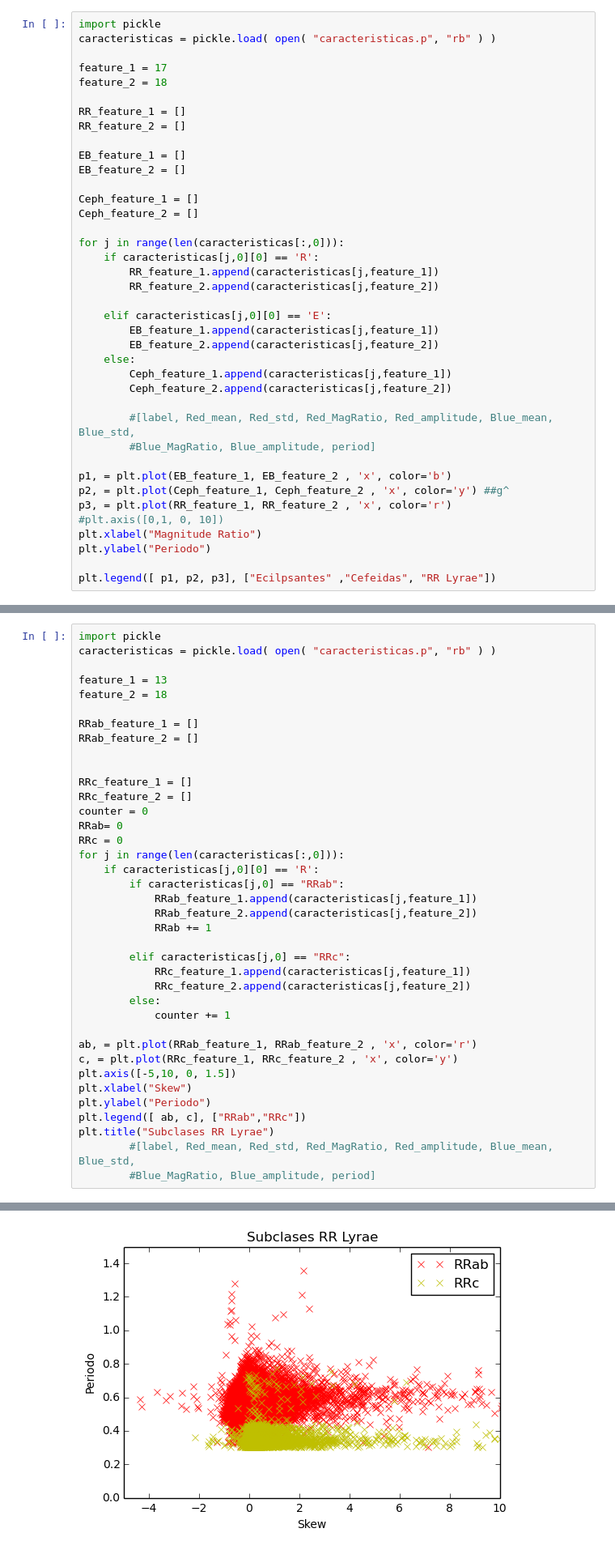
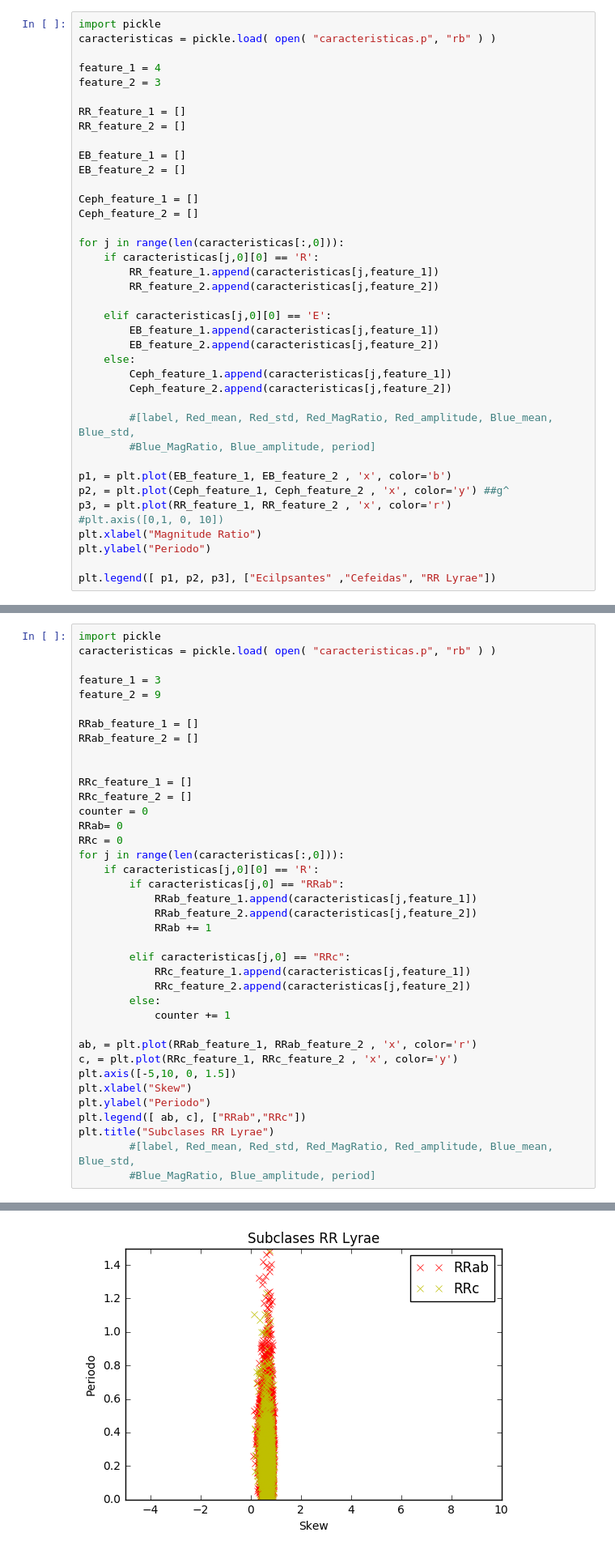
Before and after one commit to nicolasencina/Inteligencia_Proyecto, a Jupyter notebook: Preprocesamiento.ipynb, the cells around one changed output, grey strips where cells are left out. Shown: that part at 81% size. Drawn from its saved outputs; the diff is of its cells as text.

```diff
--- a/Preprocesamiento.ipynb
+++ b/Preprocesamiento.ipynb
@@ -200,8 +213,8 @@ IOError: dataset/RRL/RRab/lm0010k25441.dat not found.
 import pickle
 caracteristicas = pickle.load( open( "caracteristicas.p", "rb" ) )
 
-feature_1 = 17
-feature_2 = 18
+feature_1 = 4
+feature_2 = 3
 
 RR_feature_1 = []
 RR_feature_2 = []
@@ -244,8 +257,8 @@ plt.legend([ p1, p2, p3], ["Ecilpsantes" ,"Cefeidas", "RR Lyrae"])
 import pickle
 caracteristicas = pickle.load( open( "caracteristicas.p", "rb" ) )
 
-feature_1 = 13
-feature_2 = 18
+feature_1 = 3
+feature_2 = 9
 
 RRab_feature_1 = []
 RRab_feature_2 = []
@@ -253,34 +266,34 @@ RRab_feature_2 = []
 
 RRc_feature_1 = []
 RRc_feature_2 = []
 counter = 0
 RRab= 0
 RRc = 0
 for j in range(len(caracteristicas[:,0])):
     if caracteristicas[j,0][0] == 'R':
         if caracteristicas[j,0] == "RRab":
             RRab_feature_1.append(caracteristicas[j,feature_1])
             RRab_feature_2.append(caracteristicas[j,feature_2])
             RRab += 1
 
         elif caracteristicas[j,0] == "RRc":
             RRc_feature_1.append(caracteristicas[j,feature_1])
             RRc_feature_2.append(caracteristicas[j,feature_2])
         else:
             counter += 1
 
 ab, = plt.plot(RRab_feature_1, RRab_feature_2 , 'x', color='r')
 c, = plt.plot(RRc_feature_1, RRc_feature_2 , 'x', color='y')
 plt.axis([-5,10, 0, 1.5])
 plt.xlabel("Skew")
 plt.ylabel("Periodo")
 plt.legend([ ab, c], ["RRab","RRc"])
 plt.title("Subclases RR Lyrae")
         #[label, Red_mean, Red_std, Red_MagRatio, Red_amplitude, Blue_mean, Blue_std,
         #Blue_MagRatio, Blue_amplitude, period]
 # %% [output]
 <matplotlib.text.Text at 0x...>
-[figure, old version]
+[figure, new version]
 # %%
 subclass = []
 for ide in ID_labels:
```
Also changed, not shown: parts of 7 cells of this notebook.
